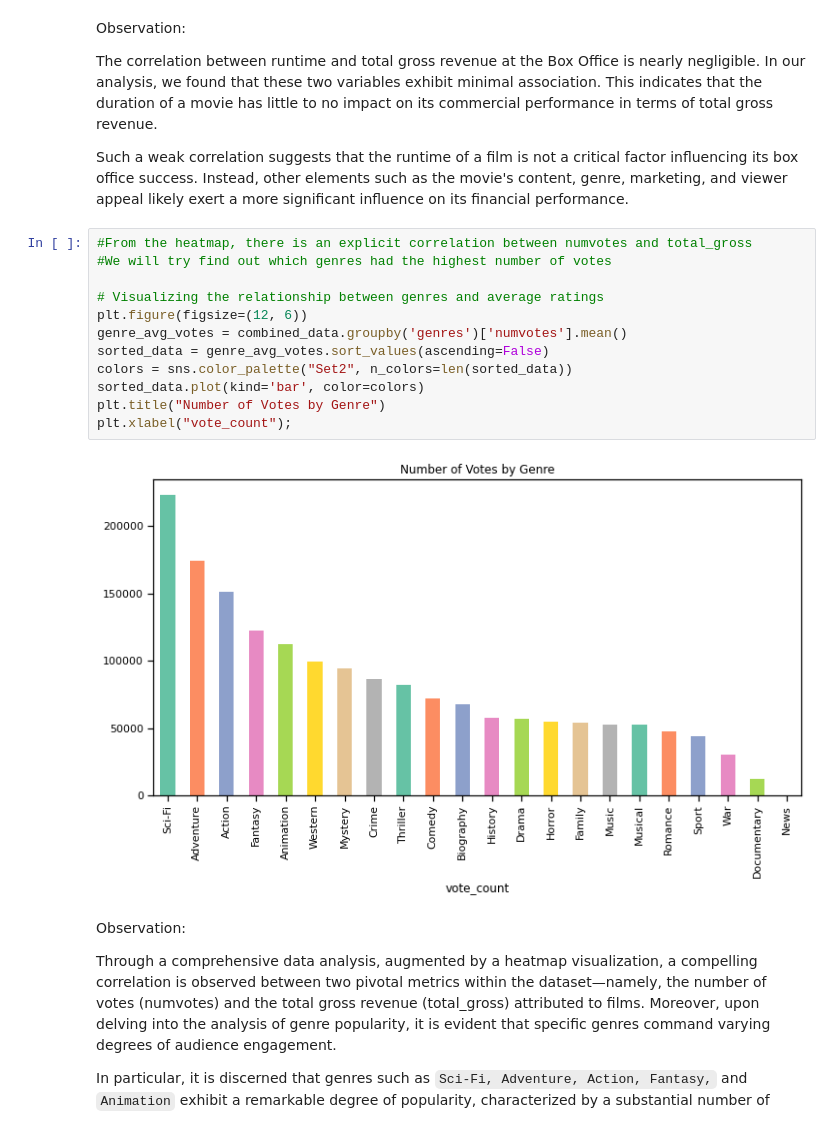
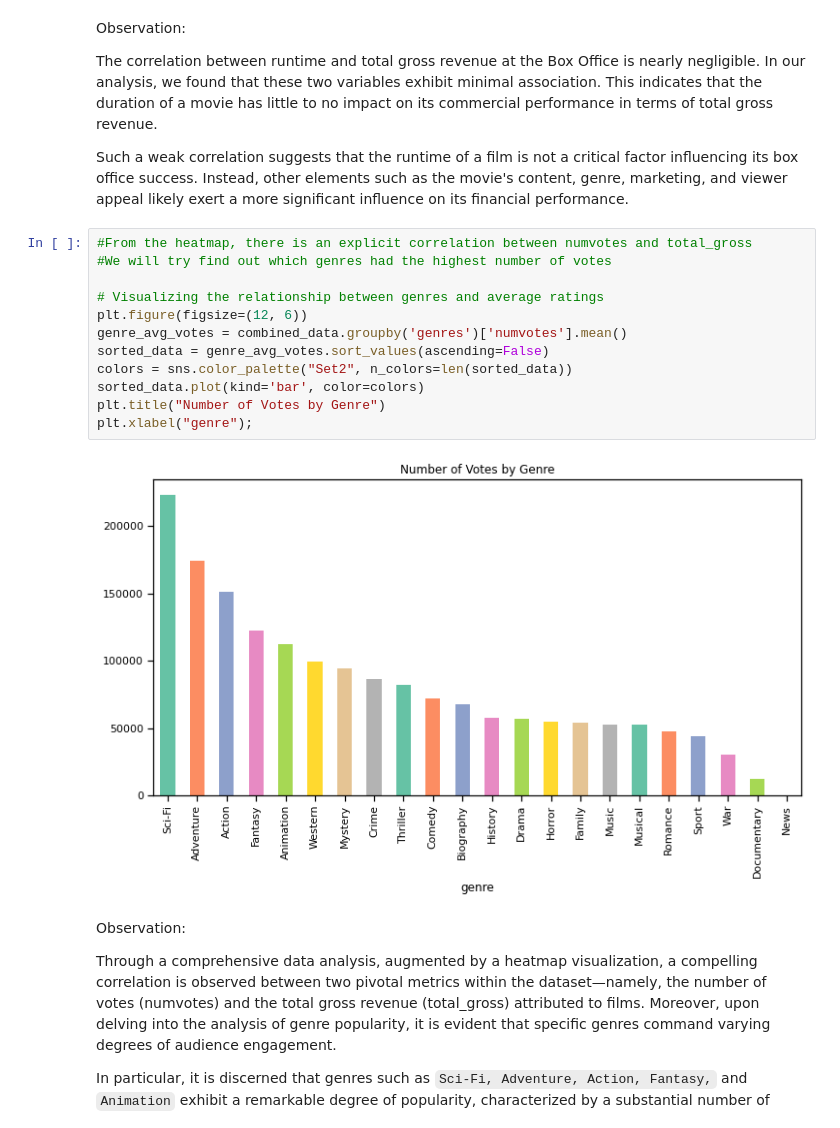
Before and after one commit to WanjaoColins/Movie-Analysis-Microsoft-Studio, a Jupyter notebook: Movie-Success-Strategies-Microsoft.ipynb, the cells around one changed output. Cells and saved outputs as stored; diff of their text form.

```diff
--- a/Movie-Success-Strategies-Microsoft.ipynb
+++ b/Movie-Success-Strategies-Microsoft.ipynb
@@ -783,17 +783,17 @@ Such a weak correlation suggests that the runtime of a film is not a critical fa
 # %%
 #From the heatmap, there is an explicit correlation between numvotes and total_gross
 #We will try find out which genres had the highest number of votes
 
 # Visualizing the relationship between genres and average ratings
 plt.figure(figsize=(12, 6))
 genre_avg_votes = combined_data.groupby('genres')['numvotes'].mean()
 sorted_data = genre_avg_votes.sort_values(ascending=False)
 colors = sns.color_palette("Set2", n_colors=len(sorted_data))
 sorted_data.plot(kind='bar', color=colors)
 plt.title("Number of Votes by Genre")
-plt.xlabel("vote_count");
+plt.xlabel("genre");
 # %% [output]
-[figure, old version]
+[figure, new version]
 # %% [markdown]
 Observation:
 
```
Also changed, not shown: parts of 3 cells of this notebook.
